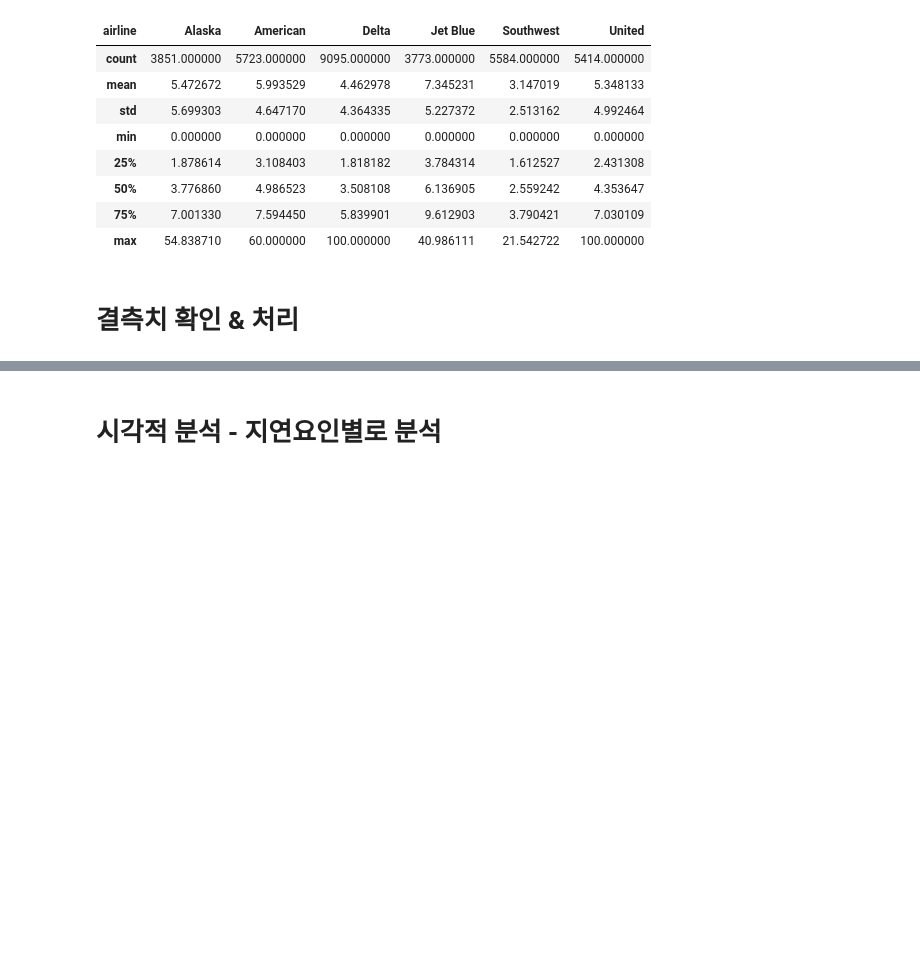
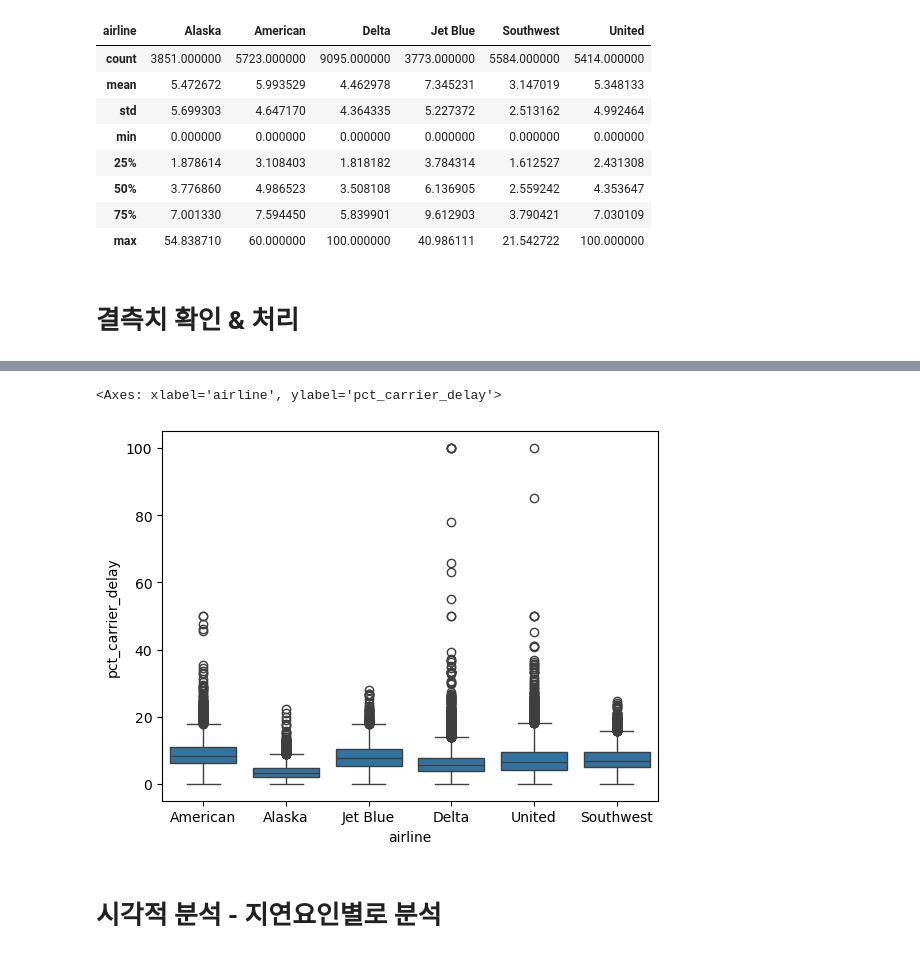
Before and after one commit to dhrhee96/hipython, a Jupyter notebook: 44_EDA.ipynb, the cells around one changed output, grey strips where cells are left out. Cells and saved outputs as stored; diff of their text form; code cells hidden in the pictures; blank space fills up the shorter version.

```diff
--- a/44_EDA.ipynb
+++ b/44_EDA.ipynb
@@ -122,3 +147,8 @@ df.groupby('airline')['pct_atc_delay'].describe().T
+# %%
+sns.boxplot(df,x='airline',y='pct_carrier_delay')
+# %% [output]
+<Axes: xlabel='airline', ylabel='pct_carrier_delay'>
+[figure, added]
 # %% [markdown]
 # 시각적 분석 - 지연요인별로 분석
 # %% [markdown]
```
Also changed, not shown: parts of 12 cells of this notebook.
